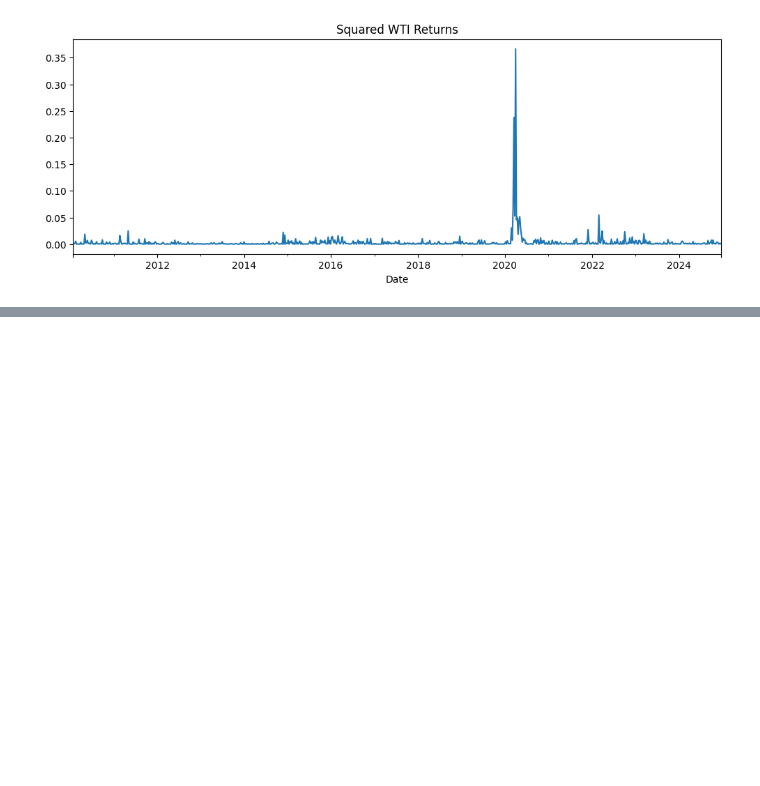
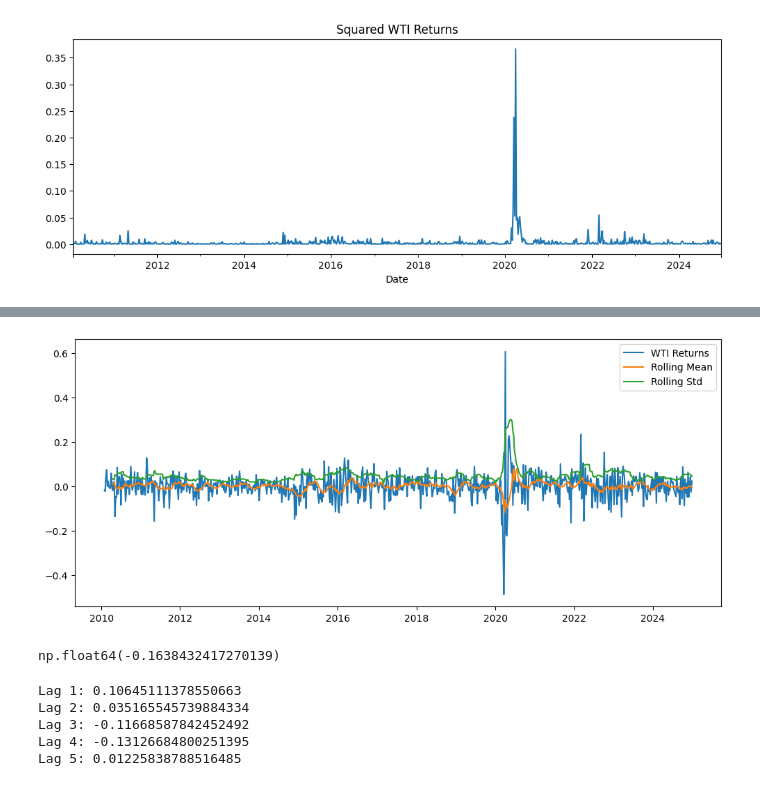
Before and after one commit to Carlson29/Crude-Oil-Prices-Model, a Jupyter notebook: code Files/oil_prediction.ipynb, the cells around one changed output, grey strips where cells are left out. Drawn from its saved outputs; the diff is of its cells as text; code cells hidden in the pictures; blank space fills up the shorter version.

Commit message:
doing more EDA and saving returns to a file

```diff
--- a/code Files/oil_prediction.ipynb
+++ b/code Files/oil_prediction.ipynb
@@ -589,0 +631,29 @@ plt.show()
+# %%
+rolling_mean = model_data['WTI'].rolling(12).mean()
+rolling_std = model_data['WTI'].rolling(12).std()
+
+plt.figure(figsize=(12,5))
+
+plt.plot(model_data['WTI'], label='WTI Returns')
+plt.plot(rolling_mean, label='Rolling Mean')
+plt.plot(rolling_std, label='Rolling Std')
+
+plt.legend()
+plt.show()
+# %% [output]
+[figure, added]
+# %%
+model_data['OVX_diff'].corr(model_data['Target'])
+# %% [output]
+np.float64(-0.1638432417270139)
+# %%
+for lag in range(1, 6):
+    corr = model_data['OVX_diff'].shift(lag).corr(model_data['Target'])
+
+    print(f'Lag {lag}: {corr}')
+# %% [output]
+Lag 1: 0.10645111378550663
+Lag 2: 0.035165545739884334
+Lag 3: -0.11668587842452492
+Lag 4: -0.13126684800251395
+Lag 5: 0.01225838788516485
```
Also changed, not shown: parts of 18 cells of this notebook, 1 other file.
